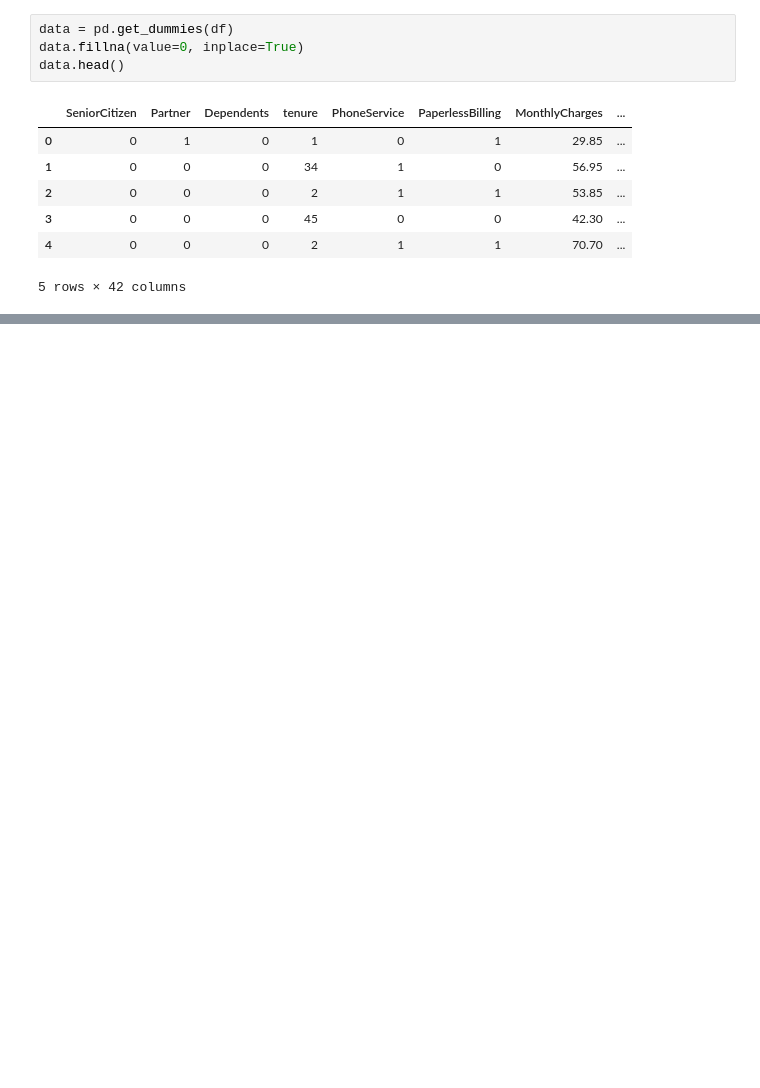
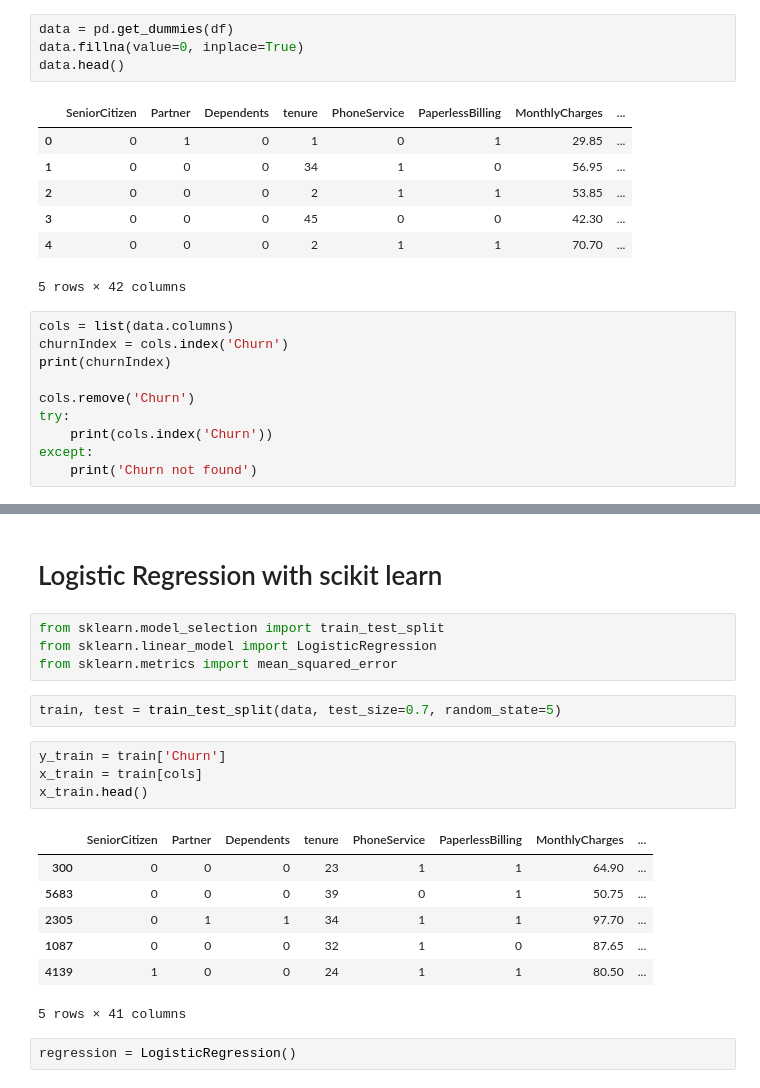
Before and after one commit to HarshavardhanK/DSC, a Jupyter notebook: TaskPhase/Telco.ipynb, the cells around one changed output, grey strips where cells are left out. Cells and saved outputs as stored; diff of their text form; blank space fills up the shorter version.

```diff
--- a/TaskPhase/Telco.ipynb
+++ b/TaskPhase/Telco.ipynb
@@ -165,3 +165,13 @@ data.head()
 | 3 | 0 | 0 | 0 | 45 | 0 | 0 | 42.30 | ... |
 | 4 | 0 | 0 | 0 | 2 | 1 | 1 | 70.70 | ... |
 5 rows × 42 columns
+# %%
+cols = list(data.columns)
+churnIndex = cols.index('Churn')
+print(churnIndex)
+
+cols.remove('Churn')
+try:
+    print(cols.index('Churn'))
+except:
+    print('Churn not found')
@@ -167,0 +203,22 @@ data.head()
+# %% [markdown]
+# Logistic Regression with scikit learn
+# %%
+from sklearn.model_selection import train_test_split
+from sklearn.linear_model import LogisticRegression
+from sklearn.metrics import mean_squared_error
+# %%
+train, test = train_test_split(data, test_size=0.7, random_state=5)
+# %%
+y_train = train['Churn']
+x_train = train[cols]
+x_train.head()
+# %% [output]
+|  | SeniorCitizen | Partner | Dependents | tenure | PhoneService | PaperlessBilling | MonthlyCharges | ... |
+| 300 | 0 | 0 | 0 | 23 | 1 | 1 | 64.90 | ... |
+| 5683 | 0 | 0 | 0 | 39 | 0 | 1 | 50.75 | ... |
+| 2305 | 0 | 1 | 1 | 34 | 1 | 1 | 97.70 | ... |
+| 1087 | 0 | 0 | 0 | 32 | 1 | 0 | 87.65 | ... |
+| 4139 | 1 | 0 | 0 | 24 | 1 | 1 | 80.50 | ... |
+5 rows × 41 columns
+# %%
+regression = LogisticRegression()
```
Also changed, not shown: parts of 18 cells of this notebook, 1 other file.
